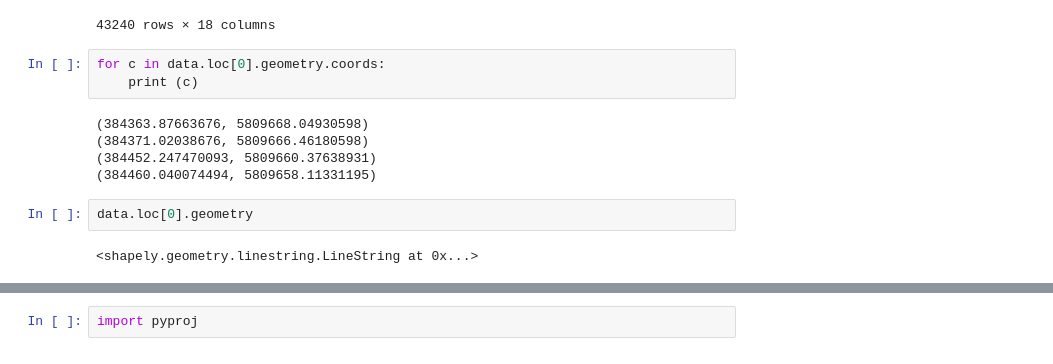
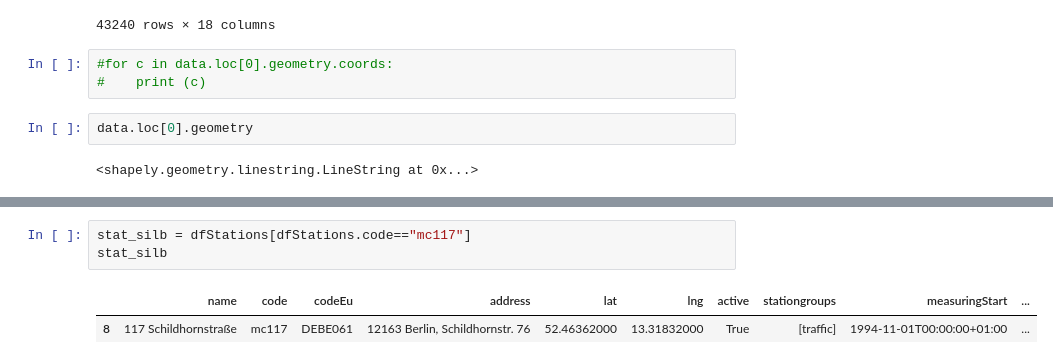
Before and after one commit to irahulcse/ARENA2036, a Jupyter notebook: WFS Traffic data.ipynb, the cells around one changed output, grey strips where cells are left out. Cells and saved outputs as stored; diff of their text form.

```diff
--- a/WFS Traffic data.ipynb
+++ b/WFS Traffic data.ipynb
@@ -330,13 +238,8 @@ data
 | 43239 | s_vms_detailnetz_spatial_gesamt.3... | 39580013_39580004.01 | 99175 | 111 AS Flughafen Tegel Ausf n Flu... | III | A | ... |
 43240 rows × 18 columns
 # %%
-for c in data.loc[0].geometry.coords:
-    print (c)
+#for c in data.loc[0].geometry.coords:
+#    print (c)
-# %% [output]
-(384363.87663676, 5809668.04930598)
-(384371.02038676, 5809666.46180598)
-(384452.247470093, 5809660.37638931)
-(384460.040074494, 5809658.11331195)
 # %%
 data.loc[0].geometry
 # %% [output]
@@ -365,5 +268,9 @@ dfStations
 | 21 | 042 Vergleich (nur intern) | mc042-vgl | None | None | None | None | True | [background] | None | ... |
 | 22 | 174 Vergleich (nur intern) | mc174-vgl | None | None | None | None | True | [] | None | ... |
 | 23 | 221 Karl-Marx-Straße | MC221 | None | 12043 Berlin, Karl-Marx-Str. 38 | 52.48381200 | 13.42967200 | True | [traffic] | 2021-06-08T00:00:00+02:00 | ... |
-# %%
-import pyproj
+# %%
+stat_silb = dfStations[dfStations.code=="mc117"]
+stat_silb
+# %% [output]
+|  | name | code | codeEu | address | lat | lng | active | stationgroups | measuringStart | ... |
+| 8 | 117 Schildhornstraße | mc117 | DEBE061 | 12163 Berlin, Schildhornstr. 76 | 52.46362000 | 13.31832000 | True | [traffic] | 1994-11-01T00:00:00+01:00 | ... |
```
Also changed, not shown: parts of 15 cells of this notebook.
